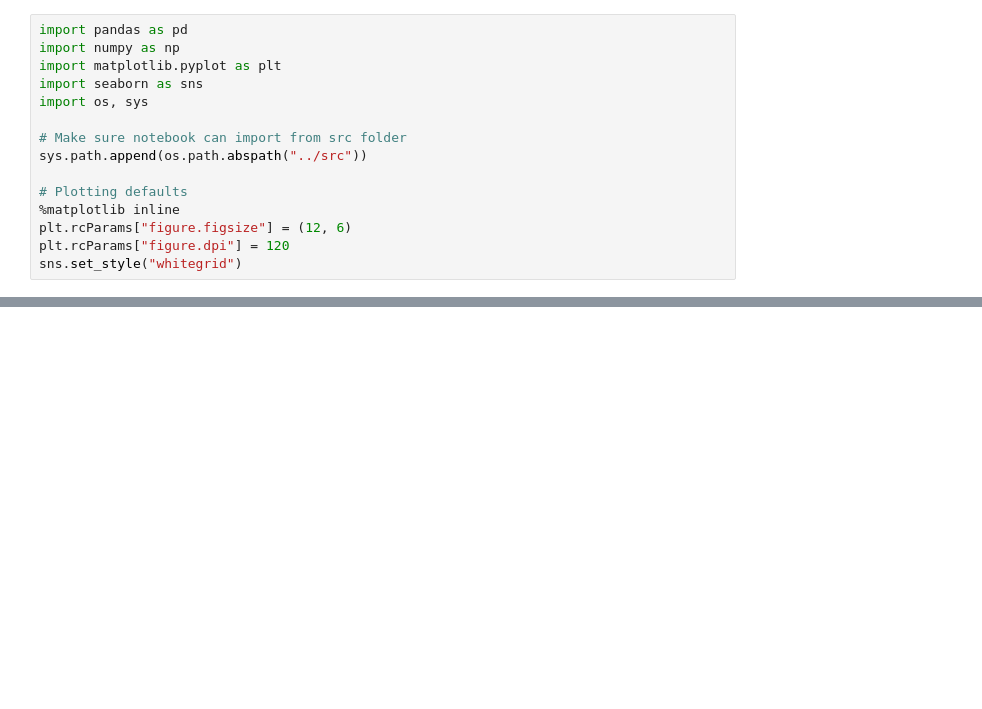
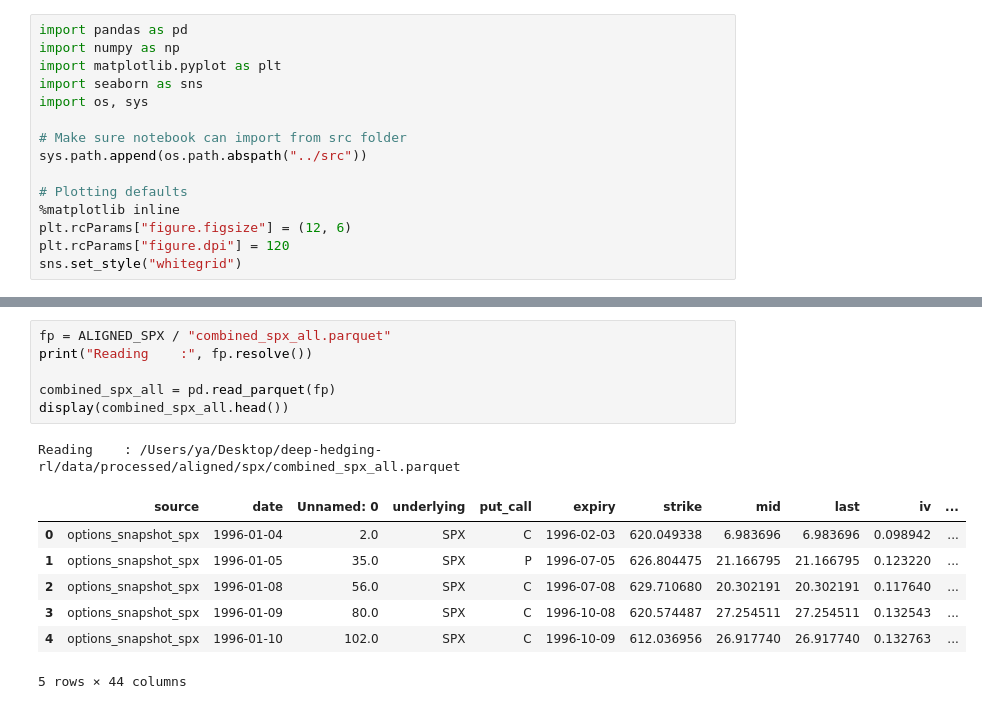
Before and after one commit to tlucius16/deep-hedging-rl, a Jupyter notebook: notebooks/01_data_exploration.ipynb, the cells around one changed output, grey strips where cells are left out. Cells and saved outputs as stored; diff of their text form; blank space fills up the shorter version.

```diff
--- a/notebooks/01_data_exploration.ipynb
+++ b/notebooks/01_data_exploration.ipynb
@@ -353,0 +504,15 @@ print("Saved cleaned SPY options to parquet.")
+# %%
+fp = ALIGNED_SPX / "combined_spx_all.parquet"
+print("Reading    :", fp.resolve())
+
+combined_spx_all = pd.read_parquet(fp)
+display(combined_spx_all.head())
+# %% [output]
+Reading    : /Users/ya/Desktop/deep-hedging-rl/data/processed/aligned/spx/combined_spx_all.parquet
+|  | source | date | Unnamed: 0 | underlying | put_call | expiry | strike | mid | last | iv | ... |
+| 0 | options_snapshot_spx | 1996-01-04 | 2.0 | SPX | C | 1996-02-03 | 620.049338 | 6.983696 | 6.983696 | 0.098942 | ... |
+| 1 | options_snapshot_spx | 1996-01-05 | 35.0 | SPX | P | 1996-07-05 | 626.804475 | 21.166795 | 21.166795 | 0.123220 | ... |
+| 2 | options_snapshot_spx | 1996-01-08 | 56.0 | SPX | C | 1996-07-08 | 629.710680 | 20.302191 | 20.302191 | 0.117640 | ... |
+| 3 | options_snapshot_spx | 1996-01-09 | 80.0 | SPX | C | 1996-10-08 | 620.574487 | 27.254511 | 27.254511 | 0.132543 | ... |
+| 4 | options_snapshot_spx | 1996-01-10 | 102.0 | SPX | C | 1996-10-09 | 612.036956 | 26.917740 | 26.917740 | 0.132763 | ... |
+5 rows × 44 columns
```
Also changed, not shown: parts of 35 cells of this notebook, 41 other files.
